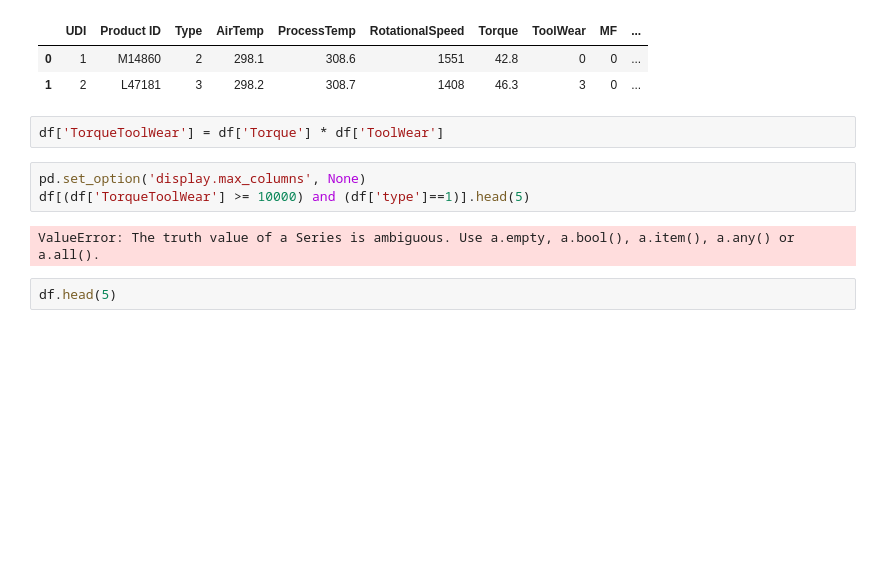
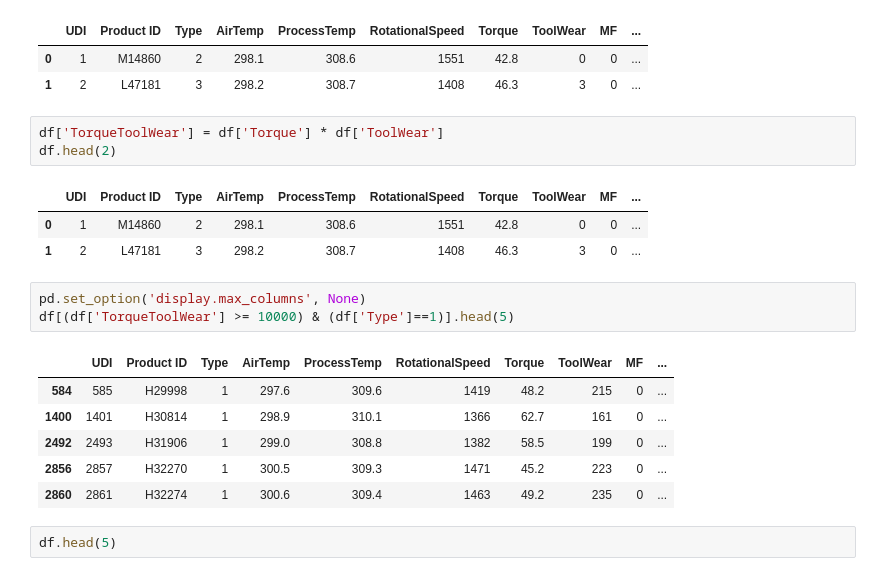
Before and after one commit to chockchip/predictive-maintenance, a Jupyter notebook: main4_OSF.ipynb, the cells around one changed output. Drawn from its saved outputs; the diff is of its cells as text; blank space fills up the shorter version.

```diff
--- a/main4_OSF.ipynb
+++ b/main4_OSF.ipynb
@@ -106,11 +106,21 @@ df.head(2)
 | 1 | 2 | L47181 | 3 | 298.2 | 308.7 | 1408 | 46.3 | 3 | 0 | ... |
 # %%
 df['TorqueToolWear'] = df['Torque'] * df['ToolWear']
+df.head(2)
+# %% [output]
+|  | UDI | Product ID | Type | AirTemp | ProcessTemp | RotationalSpeed | Torque | ToolWear | MF | ... |
+| 0 | 1 | M14860 | 2 | 298.1 | 308.6 | 1551 | 42.8 | 0 | 0 | ... |
+| 1 | 2 | L47181 | 3 | 298.2 | 308.7 | 1408 | 46.3 | 3 | 0 | ... |
 # %%
 pd.set_option('display.max_columns', None)
-df[(df['TorqueToolWear'] >= 10000) and (df['type']==1)].head(5)
+df[(df['TorqueToolWear'] >= 10000) & (df['Type']==1)].head(5)
 # %% [output]
-ValueError: The truth value of a Series is ambiguous. Use a.empty, a.bool(), a.item(), a.any() or a.all().
+|  | UDI | Product ID | Type | AirTemp | ProcessTemp | RotationalSpeed | Torque | ToolWear | MF | ... |
+| 584 | 585 | H29998 | 1 | 297.6 | 309.6 | 1419 | 48.2 | 215 | 0 | ... |
+| 1400 | 1401 | H30814 | 1 | 298.9 | 310.1 | 1366 | 62.7 | 161 | 0 | ... |
+| 2492 | 2493 | H31906 | 1 | 299.0 | 308.8 | 1382 | 58.5 | 199 | 0 | ... |
+| 2856 | 2857 | H32270 | 1 | 300.5 | 309.3 | 1471 | 45.2 | 223 | 0 | ... |
+| 2860 | 2861 | H32274 | 1 | 300.6 | 309.4 | 1463 | 49.2 | 235 | 0 | ... |
 # %%
 df.head(5)
 # %% [output]
```
Also changed, not shown: parts of 11 cells of this notebook, 16 other files.
